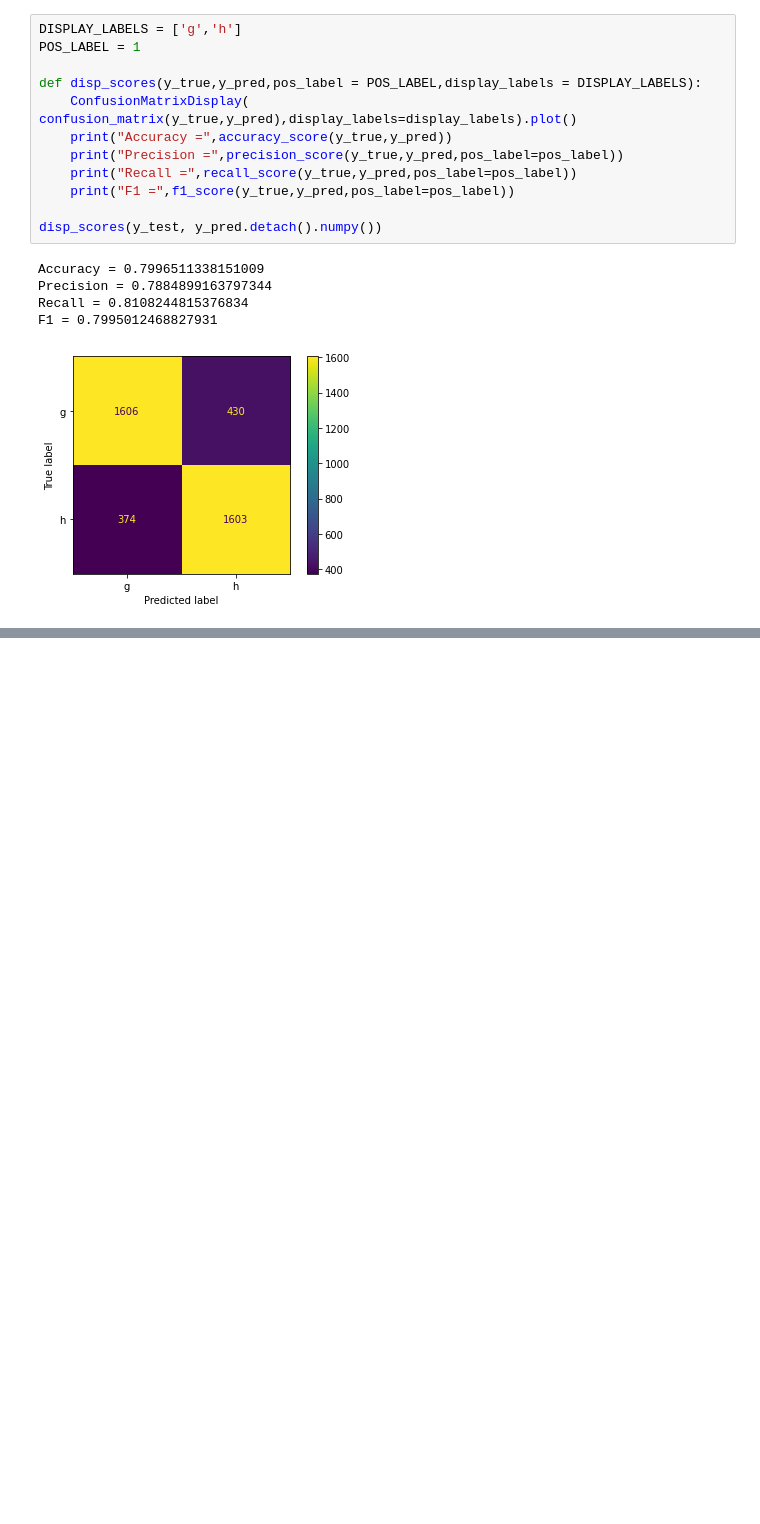
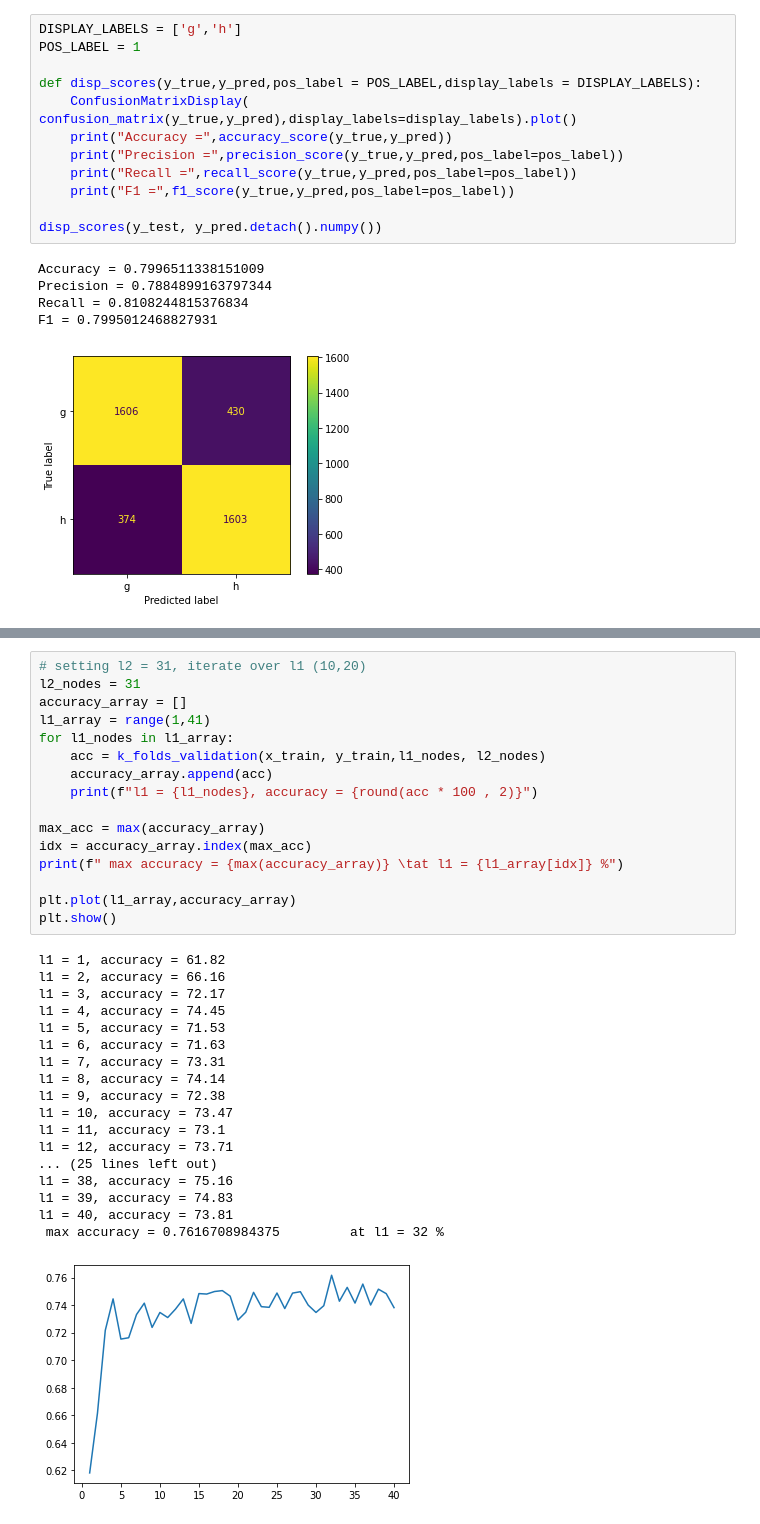
Before and after one commit to moharamfatema/data-classification-ml-python, a Jupyter notebook: nn.ipynb, the cells around one changed output, grey strips where cells are left out. Cells and saved outputs as stored; diff of their text form; blank space fills up the shorter version.

```diff
--- a/nn.ipynb
+++ b/nn.ipynb
@@ -640,0 +746,35 @@ F1 = 0.7995012468827931
+# %%
+# setting l2 = 31, iterate over l1 (10,20)
+l2_nodes = 31
+accuracy_array = []
+l1_array = range(1,41)
+for l1_nodes in l1_array:
+    acc = k_folds_validation(x_train, y_train,l1_nodes, l2_nodes)
+    accuracy_array.append(acc)
+    print(f"l1 = {l1_nodes}, accuracy = {round(acc * 100 , 2)}")
+
+max_acc = max(accuracy_array)
+idx = accuracy_array.index(max_acc)
+print(f" max accuracy = {max(accuracy_array)} \tat l1 = {l1_array[idx]} %")
+
+plt.plot(l1_array,accuracy_array)
+plt.show()
+# %% [output]
+l1 = 1, accuracy = 61.82
+l1 = 2, accuracy = 66.16
+l1 = 3, accuracy = 72.17
+l1 = 4, accuracy = 74.45
+l1 = 5, accuracy = 71.53
+l1 = 6, accuracy = 71.63
+l1 = 7, accuracy = 73.31
+l1 = 8, accuracy = 74.14
+l1 = 9, accuracy = 72.38
+l1 = 10, accuracy = 73.47
+l1 = 11, accuracy = 73.1
+l1 = 12, accuracy = 73.71
+... (25 lines left out)
+l1 = 38, accuracy = 75.16
+l1 = 39, accuracy = 74.83
+l1 = 40, accuracy = 73.81
+ max accuracy = 0.7616708984375         at l1 = 32 %
+[figure, added]
```
Also changed, not shown: parts of 12 cells of this notebook.
